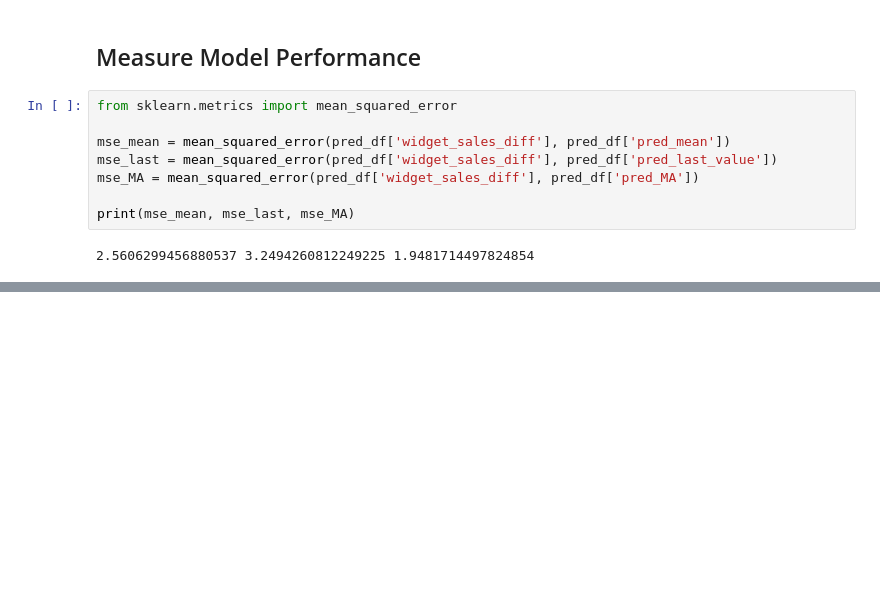
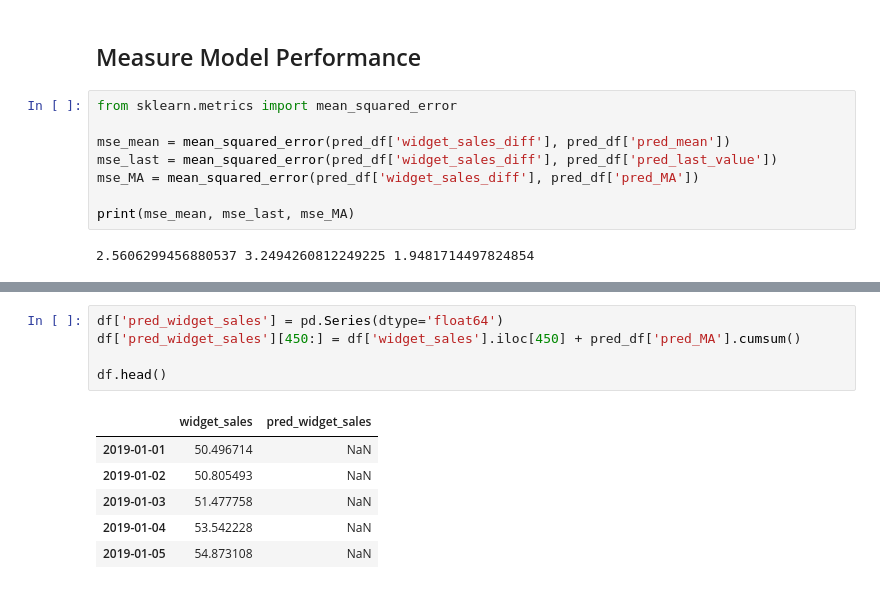
Before and after one commit to gon-olmedo/data-science-cookbook, a Jupyter notebook: Times_Series_Forecasting/03_Moving_Average.ipynb, the cells around one changed output, grey strips where cells are left out. Drawn from its saved outputs; the diff is of its cells as text; blank space fills up the shorter version.

```diff
--- a/Times_Series_Forecasting/03_Moving_Average.ipynb
+++ b/Times_Series_Forecasting/03_Moving_Average.ipynb
@@ -284,3 +284,15 @@ fig.update_traces(texttemplate="%{y:.2f}", # show value on labels formatted as .
 fig.show()
 # %% [output]
 [interactive output not drawn]
+# %%
+df['pred_widget_sales'] = pd.Series(dtype='float64')
+df['pred_widget_sales'][450:] = df['widget_sales'].iloc[450] + pred_df['pred_MA'].cumsum()
+
+df.head()
+# %% [output]
+|  | widget_sales | pred_widget_sales |
+| 2019-01-01 | 50.496714 | NaN |
+| 2019-01-02 | 50.805493 | NaN |
+| 2019-01-03 | 51.477758 | NaN |
+| 2019-01-04 | 53.542228 | NaN |
+| 2019-01-05 | 54.873108 | NaN |
```
Also changed, not shown: parts of 2 cells of this notebook.
